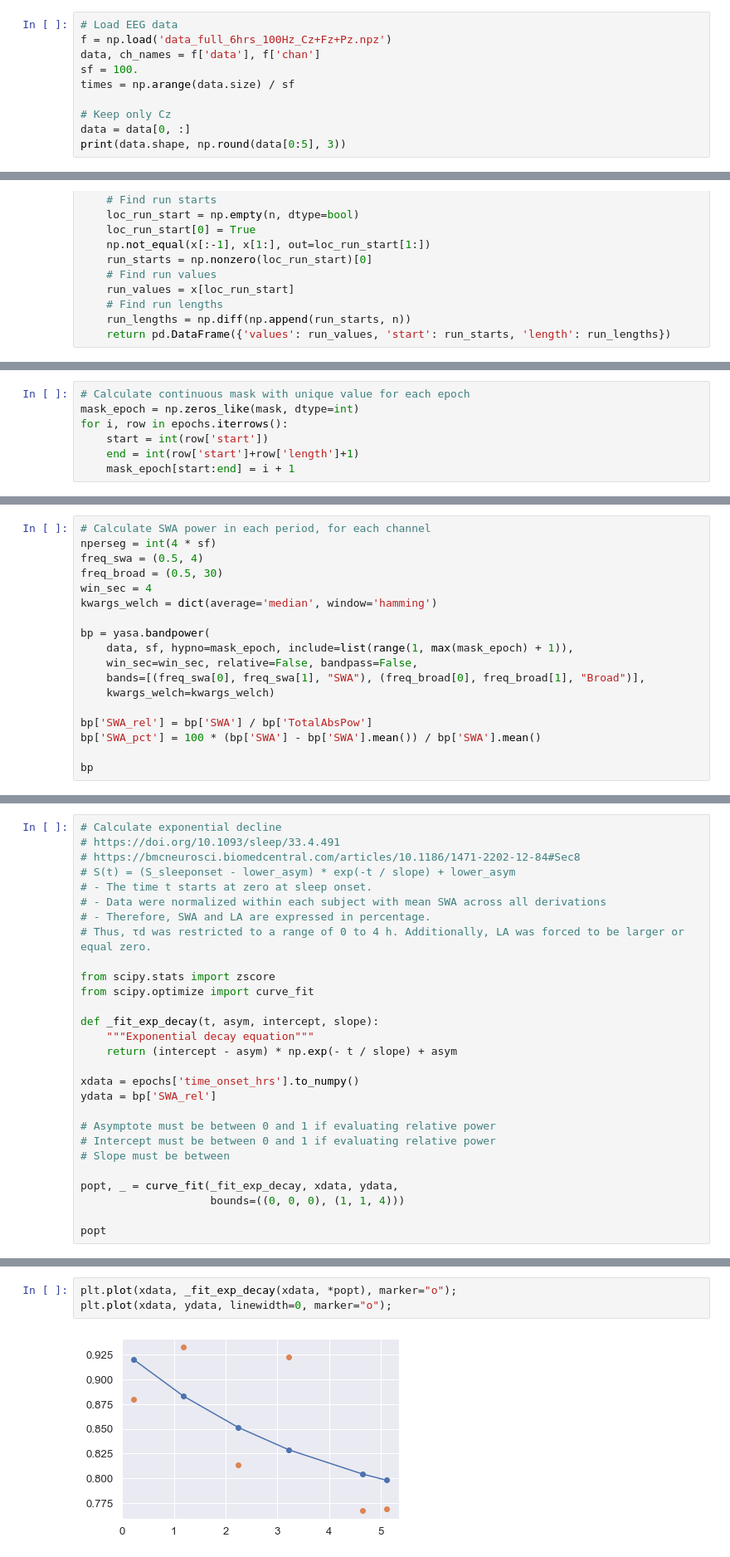
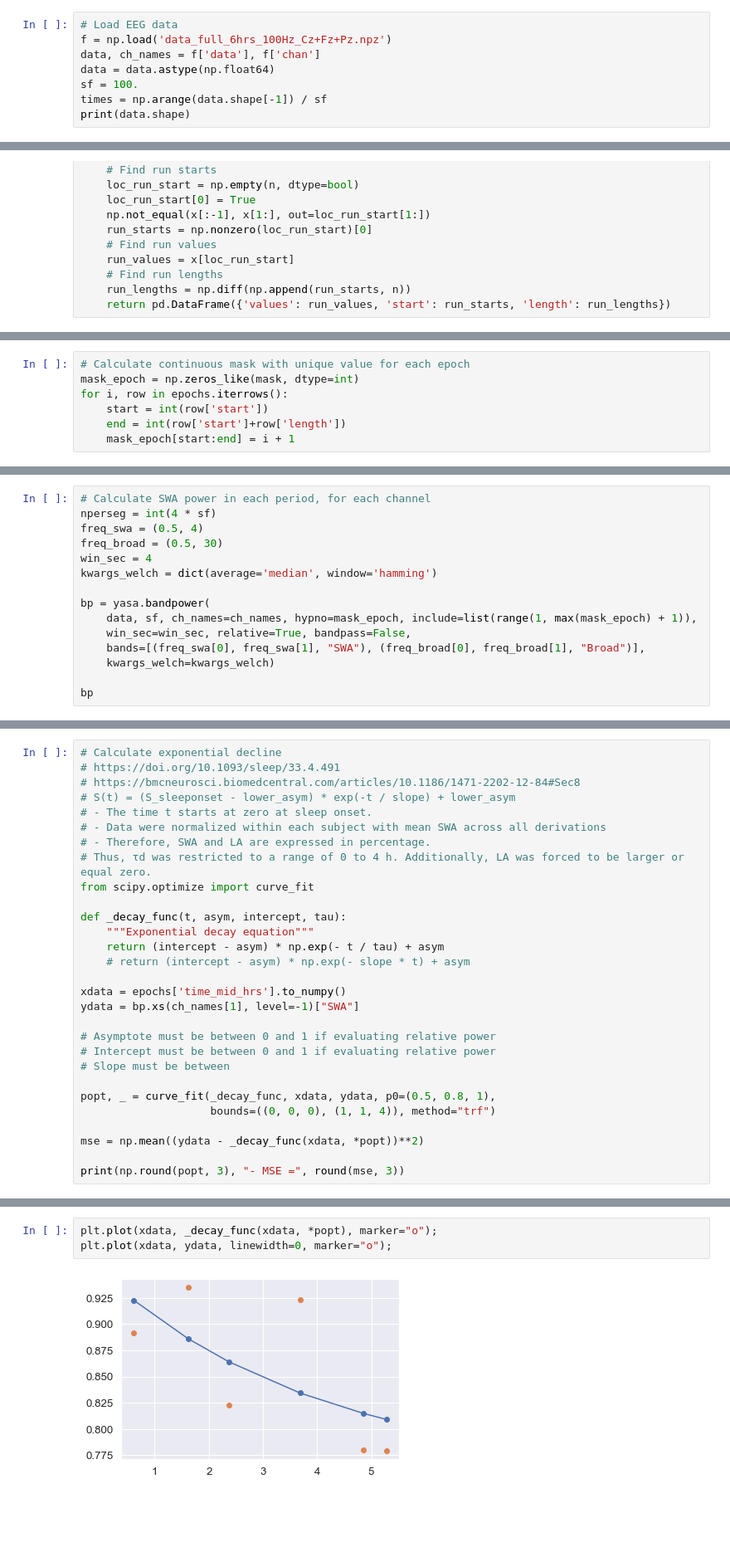
Before and after one commit to raphaelvallat/yasa, a Jupyter notebook: notebooks/feature_swa_decay.ipynb, the cells around one changed output, grey strips where cells are left out. Shown at 83% size. Drawn from its saved outputs; the diff is of its cells as text; blank space fills up the shorter version.

```diff
--- a/notebooks/feature_swa_decay.ipynb
+++ b/notebooks/feature_swa_decay.ipynb
@@ -11,10 +11,8 @@ sns.set(font_scale=1.2)
 # Load EEG data
 f = np.load('data_full_6hrs_100Hz_Cz+Fz+Pz.npz')
 data, ch_names = f['data'], f['chan']
+data = data.astype(np.float64)
 sf = 100.
-times = np.arange(data.size) / sf
-
-# Keep only Cz
-data = data[0, :]
-print(data.shape, np.round(data[0:5], 3))
+times = np.arange(data.shape[-1]) / sf
+print(data.shape)
 # %% [output]
@@ -89,5 +148,5 @@ epochs
 mask_epoch = np.zeros_like(mask, dtype=int)
 for i, row in epochs.iterrows():
     start = int(row['start'])
-    end = int(row['start']+row['length']+1)
+    end = int(row['start']+row['length'])
     mask_epoch[start:end] = i + 1
@@ -104,13 +166,10 @@ win_sec = 4
 kwargs_welch = dict(average='median', window='hamming')
 
 bp = yasa.bandpower(
-    data, sf, hypno=mask_epoch, include=list(range(1, max(mask_epoch) + 1)),
-    win_sec=win_sec, relative=False, bandpass=False,
+    data, sf, ch_names=ch_names, hypno=mask_epoch, include=list(range(1, max(mask_epoch) + 1)),
+    win_sec=win_sec, relative=True, bandpass=False,
     bands=[(freq_swa[0], freq_swa[1], "SWA"), (freq_broad[0], freq_broad[1], "Broad")],
     kwargs_welch=kwargs_welch)
 
-bp['SWA_rel'] = bp['SWA'] / bp['TotalAbsPow']
-bp['SWA_pct'] = 100 * (bp['SWA'] - bp['SWA'].mean()) / bp['SWA'].mean()
-
 bp
 # %% [output]
@@ -131,23 +200,24 @@ bp
 # - Data were normalized within each subject with mean SWA across all derivations
 # - Therefore, SWA and LA are expressed in percentage.
 # Thus, τd was restricted to a range of 0 to 4 h. Additionally, LA was forced to be larger or equal zero.
-
-from scipy.stats import zscore
 from scipy.optimize import curve_fit
 
-def _fit_exp_decay(t, asym, intercept, slope):
+def _decay_func(t, asym, intercept, tau):
     """Exponential decay equation"""
-    return (intercept - asym) * np.exp(- t / slope) + asym
+    return (intercept - asym) * np.exp(- t / tau) + asym
+    # return (intercept - asym) * np.exp(- slope * t) + asym
 
-xdata = epochs['time_onset_hrs'].to_numpy()
-ydata = bp['SWA_rel']
+xdata = epochs['time_mid_hrs'].to_numpy()
+ydata = bp.xs(ch_names[1], level=-1)["SWA"]
 
 # Asymptote must be between 0 and 1 if evaluating relative power
 # Intercept must be between 0 and 1 if evaluating relative power
 # Slope must be between
 
-popt, _ = curve_fit(_fit_exp_decay, xdata, ydata,
-                    bounds=((0, 0, 0), (1, 1, 4)))
+popt, _ = curve_fit(_decay_func, xdata, ydata, p0=(0.5, 0.8, 1),
+                    bounds=((0, 0, 0), (1, 1, 4)), method="trf")
 
-popt
+mse = np.mean((ydata - _decay_func(xdata, *popt))**2)
+
+print(np.round(popt, 3), "- MSE =", round(mse, 3))
 # %% [output]
@@ -155,5 +225,5 @@ array([0.74709014, 0.92988017, 4.        ])
 # %%
-plt.plot(xdata, _fit_exp_decay(xdata, *popt), marker="o");
+plt.plot(xdata, _decay_func(xdata, *popt), marker="o");
 plt.plot(xdata, ydata, linewidth=0, marker="o");
 # %% [output]
-[figure, old version]
+[figure, new version]
```
Also changed, not shown: parts of 18 cells of this notebook, 1 other file.
